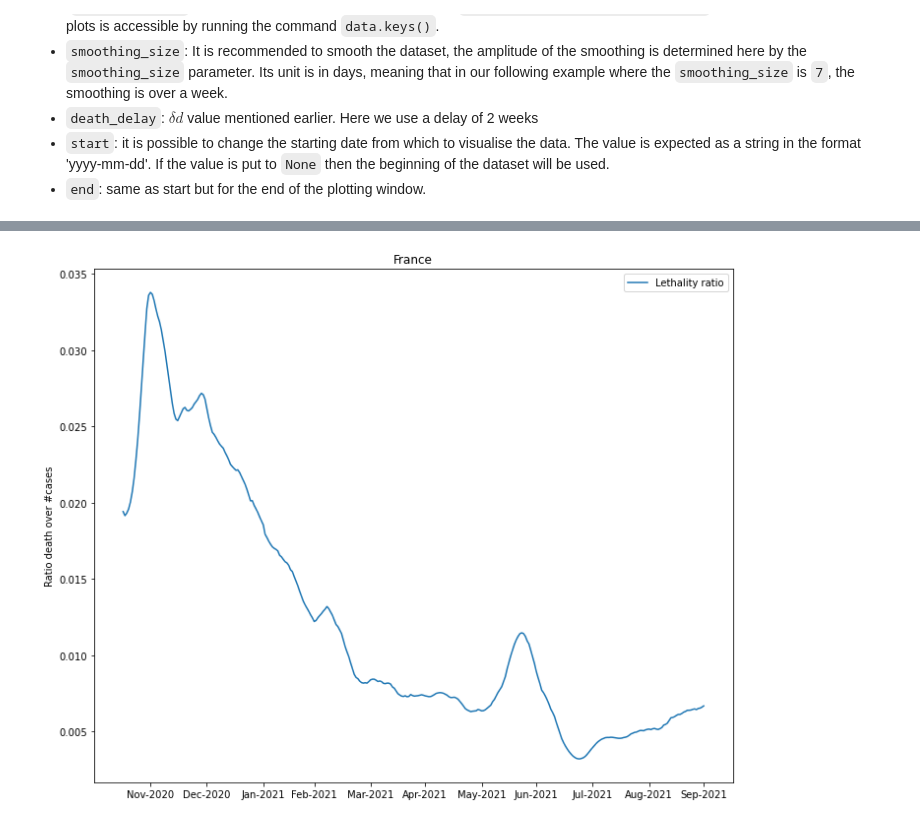
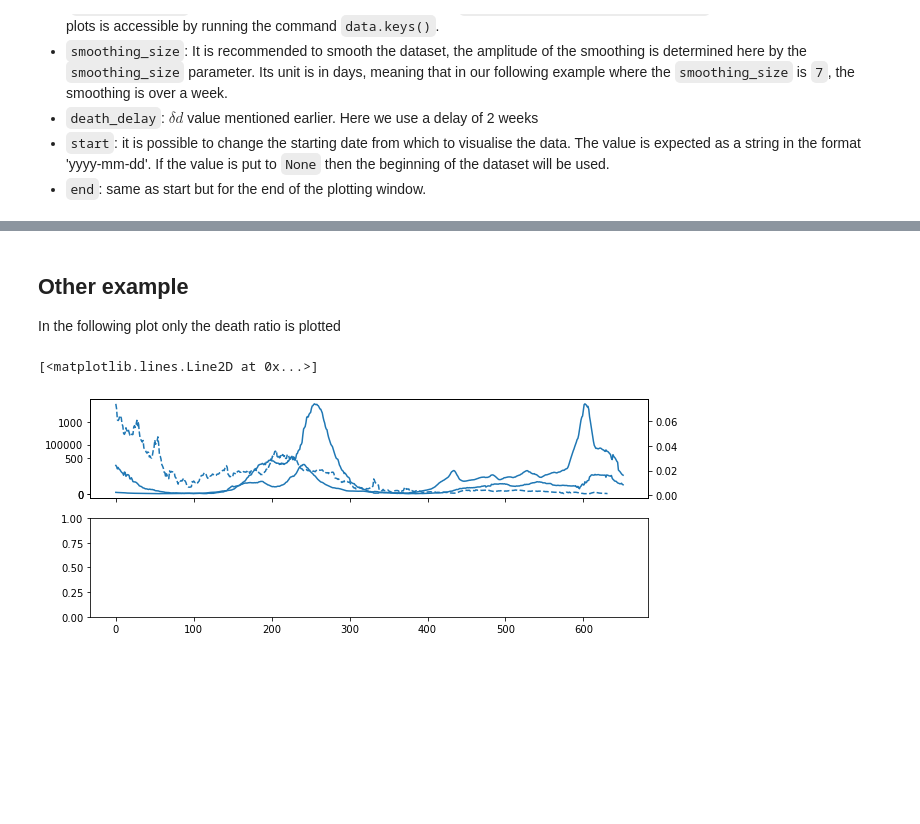
Before and after one commit to GuignardLab/covid-analysis, a Jupyter notebook: Data-analysis.ipynb, the cells around one changed output, grey strips where cells are left out. Drawn from its saved outputs; the diff is of its cells as text; code cells hidden in the pictures; blank space fills up the shorter version.

```diff
--- a/Data-analysis.ipynb
+++ b/Data-analysis.ipynb
@@ -42,6 +157,48 @@ In the following plot only the death ratio is plotted
+# %% [markdown]
+## Other example
+In the following plot only the death ratio is plotted
 # %%
-get_lethality_rate(data, 'France',
-                   height=8, death_delay=15, smoothing_size=7,
-                   start='2020-11-15', end='2021-10-15');
+country='United Kingdom'
+additional_plots=['new_cases', 'new_deaths',
+                  'people_vaccinated_per_hundred'],
+smoothing_size=7
+death_delay=20
+start='2020-12-01'
+end='2021-02-15'
+height=2
+
+country_data = data[data['location']==country]
+if start is None:
+    start = country_data['date'].min()
+if end is None:
+    end = country_data['date'].max()
+to_keep = (start<=country_data['date'])&(country_data['date']<=end)
+sub_data = country_data[to_keep]
+dates = sub_data['date'][to_keep]
+months = np.array([date.fromisoformat(d).strftime('%b-%Y') for d in dates])
+all_ticks = np.arange(len(months))
+ticks = np.where(months[1:]!=months[:-1])[0]
+tick_labels = months[ticks+1]
+nb_plots = 1+len(additional_plots)
+fig, axes = plt.subplots(nb_plots, 1, figsize=(10, height*nb_plots), sharex=True)
+if 1 < nb_plots:
+    ax = axes[0]
+else:
+    ax = axes
+
+cases = generic_filter(country_data.sort_values('date')['new_cases'],
+                       np.nanmean, size=smoothing_size)
+death = generic_filter(country_data.sort_values('date')['new_deaths'],
+                       np.nanmean, size=smoothing_size)
+# cases = generic_filter(cases, np.nansum, size=max(1, death_delay))
+# death = generic_filter(death, np.nansum, size=max(1, death_delay))
+lethality_rate = death[death_delay:]/cases[:-death_delay]
+
+ax.plot(cases[100:])
+ax = ax.twinx()
+ax.plot(death[100:])
+ax = ax.twinx()
+ax.plot(lethality_rate[100:], '--')
 # %% [output]
+[<matplotlib.lines.Line2D at 0x...>]
-[figure, old version]
+[figure, new version]
```
Also changed, not shown: parts of 7 cells of this notebook, 1 other file.
